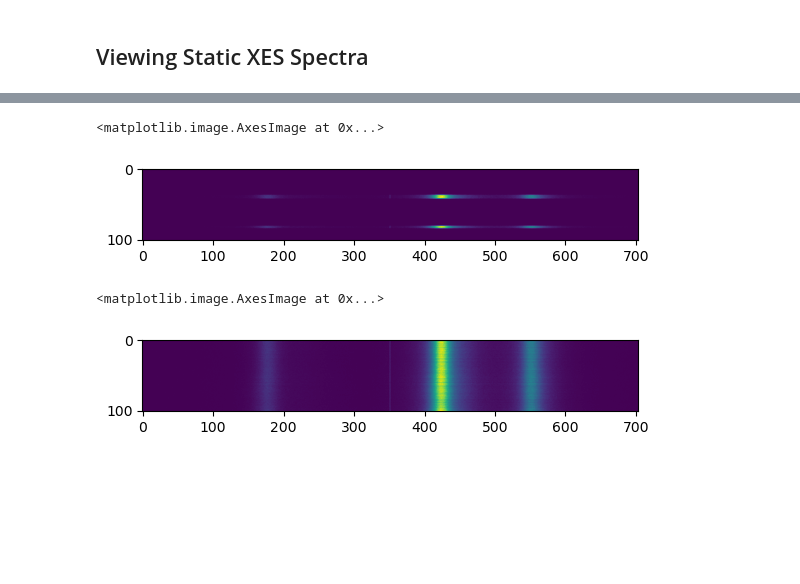
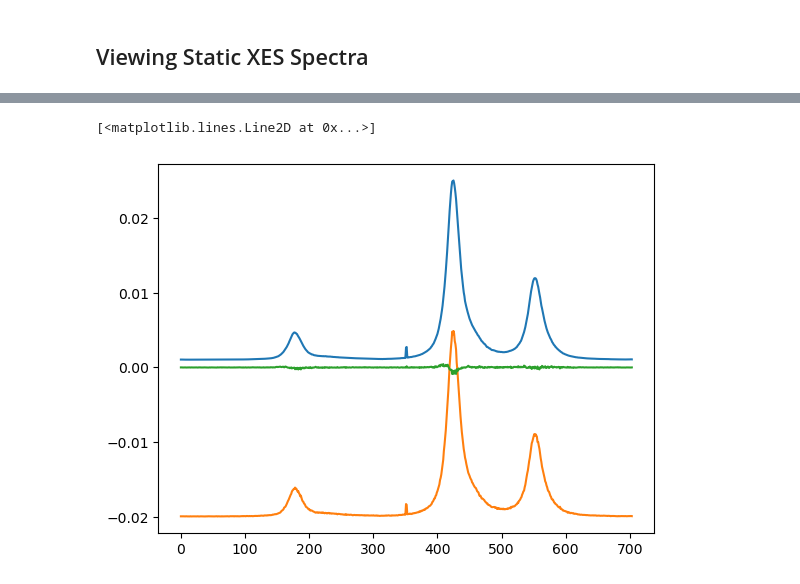
Before and after one commit to lg345/XSpect, a Jupyter notebook: XSpect_XES_dehe_on_demand.ipynb, the cells around one changed output, grey strips where cells are left out. Drawn from its saved outputs; the diff is of its cells as text; code cells hidden in the pictures; blank space fills up the shorter version.

```diff
--- a/XSpect_XES_dehe_on_demand.ipynb
+++ b/XSpect_XES_dehe_on_demand.ipynb
@@ -59,10 +61,9 @@ v.plot_2d_difference_spectrum(xes)
-# %%
-plt.imshow(xes.analyzed_runs[0].epix_simultaneous_laser_time_binned_ROI_1-xes.analyzed_runs[0].epix_xray_not_laser_time_binned_ROI_1)
-# %% [output]
-<matplotlib.image.AxesImage at 0x...>
-[figure, removed]
-# %%
-plt.imshow(v.summed_laser_on-v.summed_laser_off)
-# %% [output]
-<matplotlib.image.AxesImage at 0x...>
-[figure, removed]
+# %%
+on=np.nanmean(v.summed_laser_on_normalized,axis=0)
+off=np.nanmean(v.summed_laser_off_normalized,axis=0)
+plt.plot(on+0.001)
+plt.plot(off-0.02)
+plt.plot(on-off)
+# %% [output]
+[<matplotlib.lines.Line2D at 0x...>]
+[figure, added]
```
Also changed, not shown: parts of 3 cells of this notebook.
